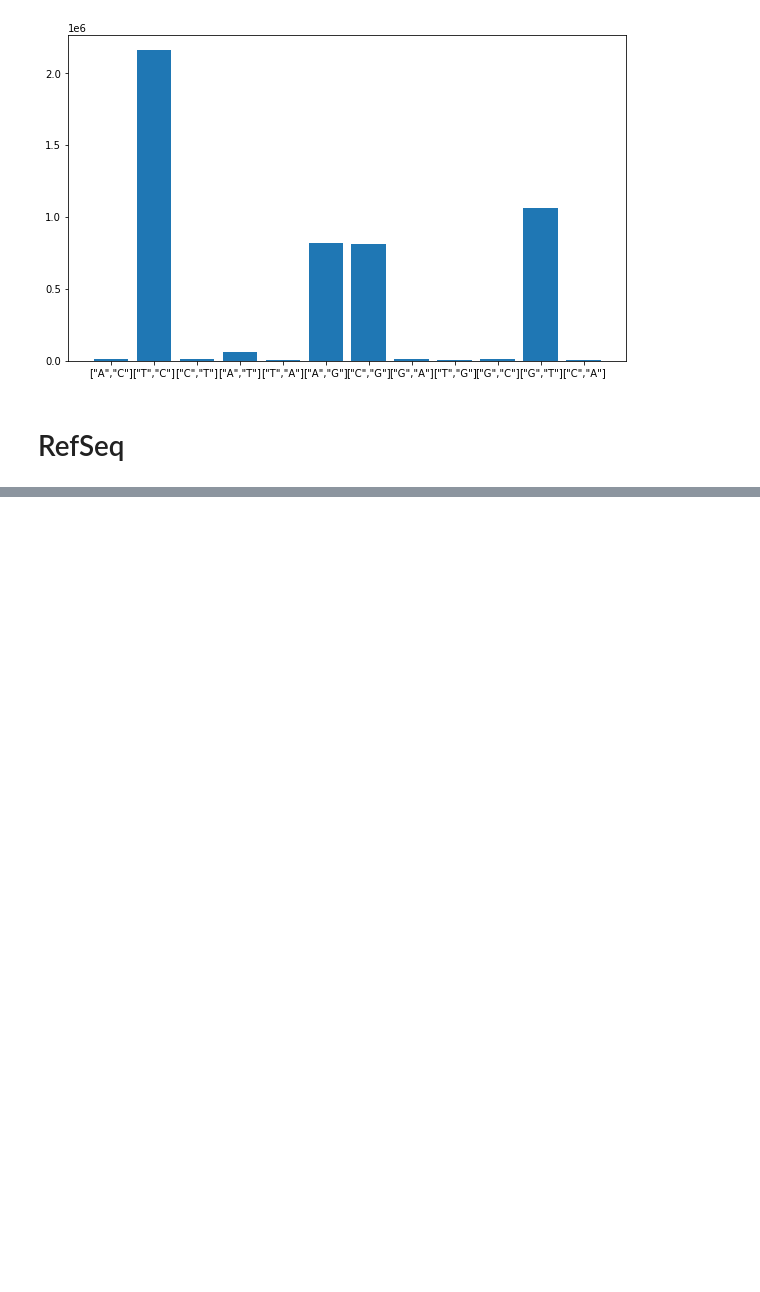
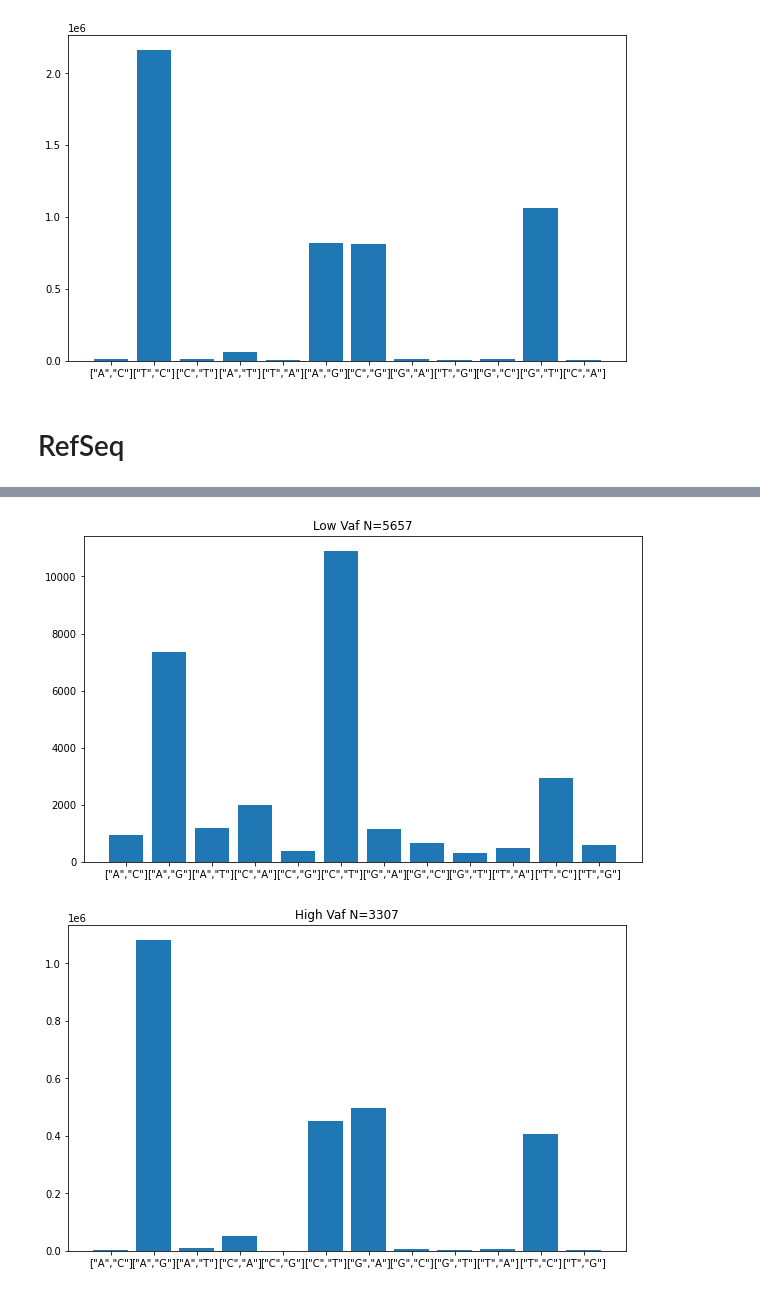
Before and after one commit to mitoclub/pr-29-trna-or-mutagenesis, a Jupyter notebook: local scripts/HelixMT.ipynb, the cells around one changed output, grey strips where cells are left out. Cells and saved outputs as stored; diff of their text form; code cells hidden in the pictures; blank space fills up the shorter version.

```diff
--- a/local scripts/HelixMT.ipynb
+++ b/local scripts/HelixMT.ipynb
@@ -156,0 +237,16 @@ False
+# %%
+only_syn_helix_df_singleton = only_syn_helix_df[only_syn_helix_df[['AF_hom', 'AF_het']].sum(axis=1) <= 0.0001]
+subs_number = only_syn_helix_df_singleton.groupby('alleles').sum(numeric_only=True).loc[:,['counts_hom', 'counts_het']].sum(axis=1)
+plt.figure(figsize=(10,6))
+plt.bar(x=substitutions, height=subs_number)
+plt.title(f'Low Vaf N={len(only_syn_helix_df_singleton)}')
+plt.show()
+only_syn_helix_df_01_ = only_syn_helix_df[only_syn_helix_df[['AF_hom', 'AF_het']].sum(axis=1) > 0.0001]
+subs_number = only_syn_helix_df_01_.groupby('alleles').sum(numeric_only=True).loc[:,['counts_hom', 'counts_het']].sum(axis=1)
+plt.figure(figsize=(10,6))
+plt.bar(x=substitutions, height=subs_number)
+plt.title(f'High Vaf N={len(only_syn_helix_df_01_)}')
+plt.show()
+# %% [output]
+[figure, added]
+[figure, added]
```
Also changed, not shown: parts of 18 cells of this notebook.
